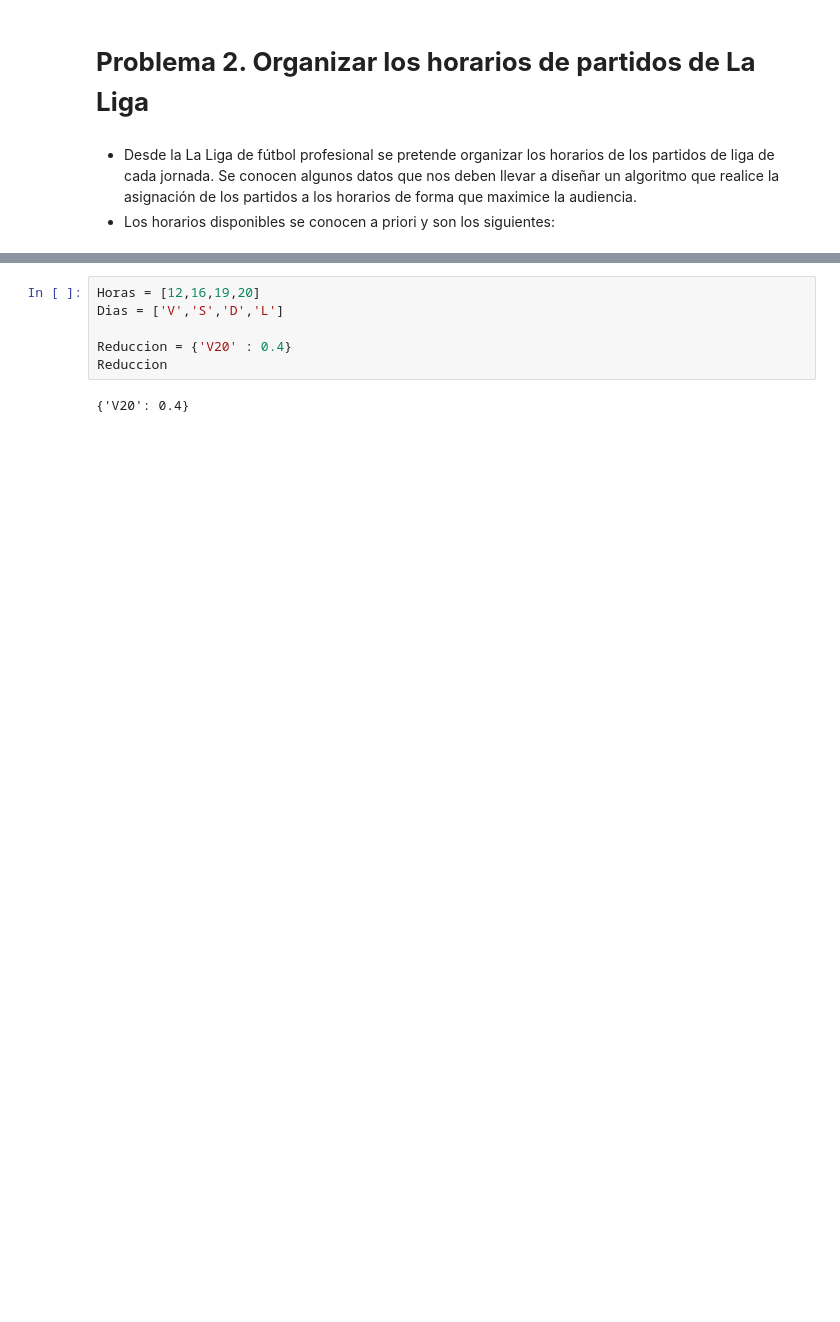
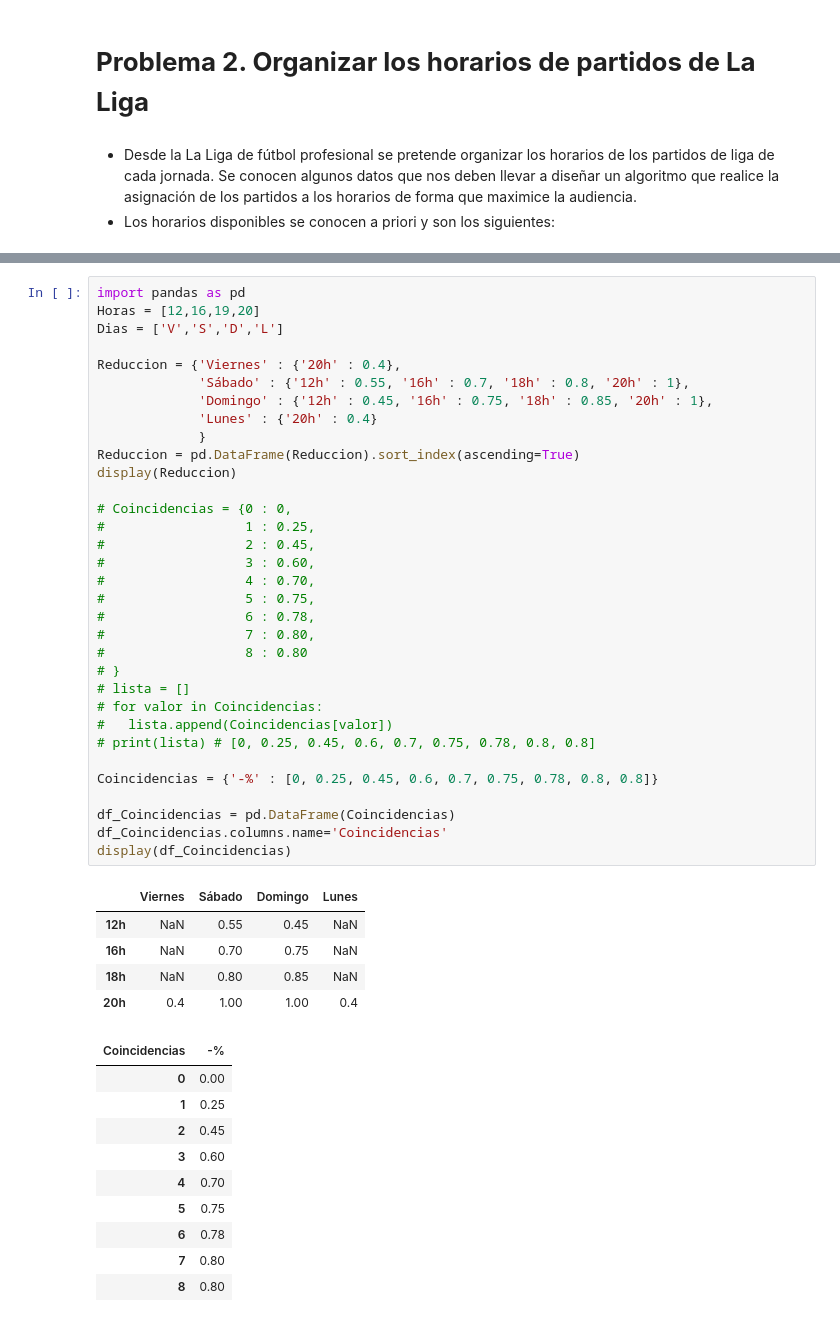
Before and after one commit to cristianscu99-VIU/03MIAR_Algoritmos-de-Optimizacion, a Jupyter notebook: Proyecto_AOP_Problema_2_Cristian_de_la_Santa_Cruz.ipynb, the cells around one changed output, grey strips where cells are left out. Cells and saved outputs as stored; diff of their text form; blank space fills up the shorter version.

```diff
--- a/Proyecto_AOP_Problema_2_Cristian_de_la_Santa_Cruz.ipynb
+++ b/Proyecto_AOP_Problema_2_Cristian_de_la_Santa_Cruz.ipynb
@@ -17,8 +37,49 @@ dict_keys(['Celta', 'Real Madrid', 'Valencia', 'R.Sociedad', 'Mallorca', 'Eibar'
-# %%
-Horas = [12,16,19,20]
-Dias = ['V','S','D','L']
-
-Reduccion = {'V20' : 0.4}
-Reduccion
-# %% [output]
-{'V20': 0.4}
+# %%
+import pandas as pd
+Horas = [12,16,19,20]
+Dias = ['V','S','D','L']
+
+Reduccion = {'Viernes' : {'20h' : 0.4},
+             'Sábado' : {'12h' : 0.55, '16h' : 0.7, '18h' : 0.8, '20h' : 1},
+             'Domingo' : {'12h' : 0.45, '16h' : 0.75, '18h' : 0.85, '20h' : 1},
+             'Lunes' : {'20h' : 0.4}
+             }
+Reduccion = pd.DataFrame(Reduccion).sort_index(ascending=True)
+display(Reduccion)
+
+# Coincidencias = {0 : 0,
+#                  1 : 0.25,
+#                  2 : 0.45,
+#                  3 : 0.60,
+#                  4 : 0.70,
+#                  5 : 0.75,
+#                  6 : 0.78,
+#                  7 : 0.80,
+#                  8 : 0.80
+# }
+# lista = []
+# for valor in Coincidencias:
+#   lista.append(Coincidencias[valor])
+# print(lista) # [0, 0.25, 0.45, 0.6, 0.7, 0.75, 0.78, 0.8, 0.8]
+
+Coincidencias = {'-%' : [0, 0.25, 0.45, 0.6, 0.7, 0.75, 0.78, 0.8, 0.8]}
+
+df_Coincidencias = pd.DataFrame(Coincidencias)
+df_Coincidencias.columns.name='Coincidencias'
+display(df_Coincidencias)
+# %% [output]
+|  | Viernes | Sábado | Domingo | Lunes |
+| 12h | NaN | 0.55 | 0.45 | NaN |
+| 16h | NaN | 0.70 | 0.75 | NaN |
+| 18h | NaN | 0.80 | 0.85 | NaN |
+| 20h | 0.4 | 1.00 | 1.00 | 0.4 |
+| Coincidencias | -% |
+| 0 | 0.00 |
+| 1 | 0.25 |
+| 2 | 0.45 |
+| 3 | 0.60 |
+| 4 | 0.70 |
+| 5 | 0.75 |
+| 6 | 0.78 |
+| 7 | 0.80 |
+| 8 | 0.80 |
```
Also changed, not shown: parts of 2 cells of this notebook.
